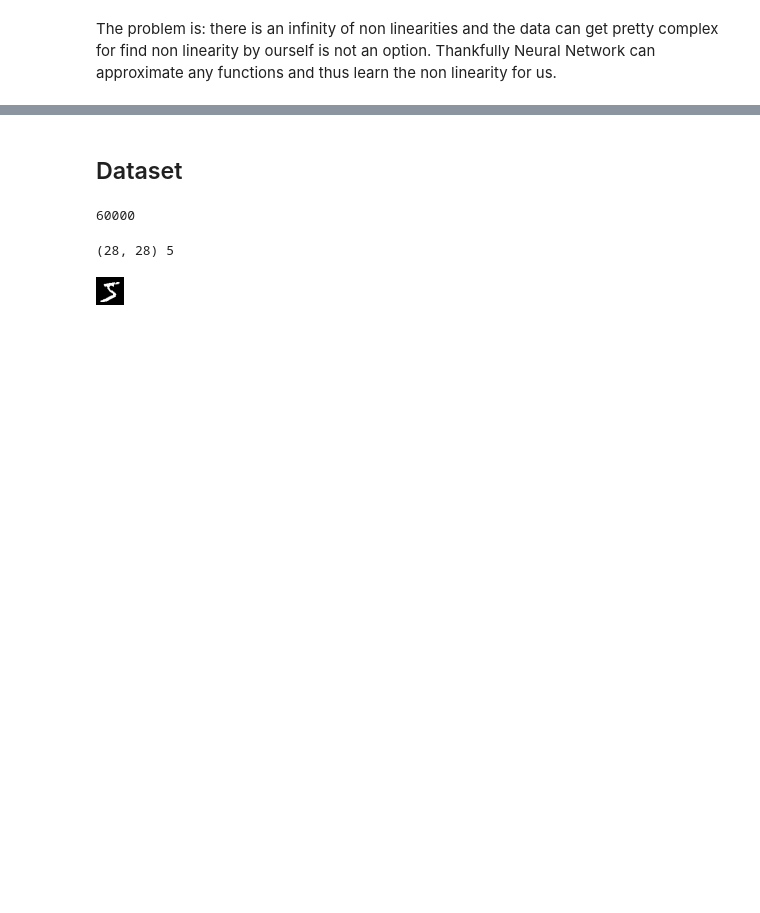
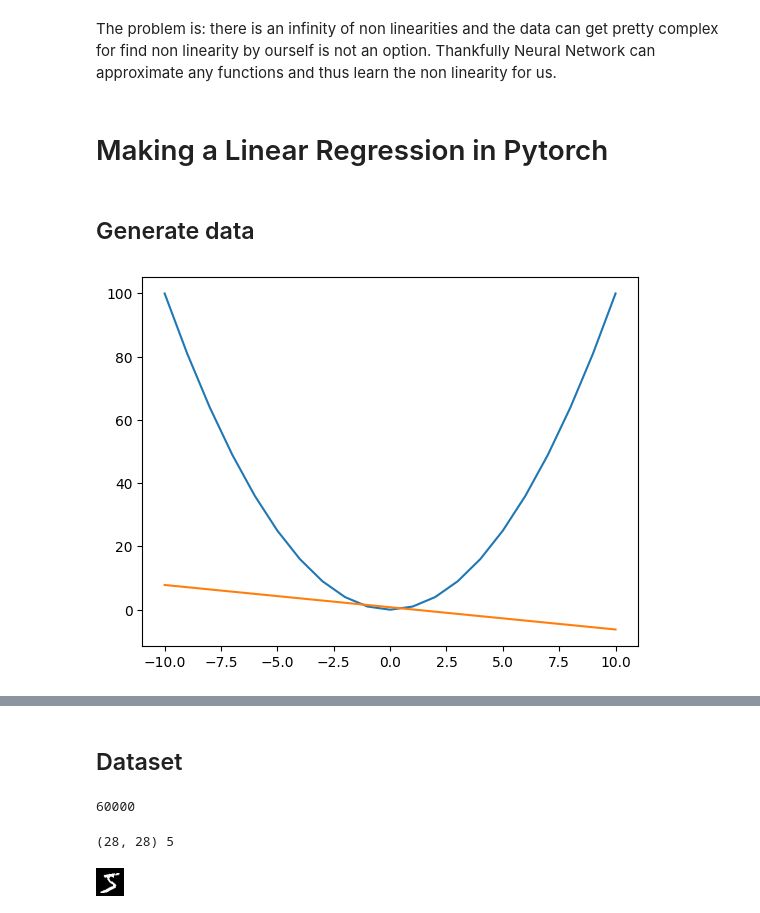
Before and after one commit to kiwi-lang/taranis, a Jupyter notebook: examples/PythonPrimer.ipynb, the cells around one changed output, grey strips where cells are left out. Saved outputs shown, nothing was run; the diff lists cells and outputs as text; code cells hidden in the pictures; blank space fills up the shorter version.

```diff
--- a/examples/PythonPrimer.ipynb
+++ b/examples/PythonPrimer.ipynb
@@ -71,2 +75,17 @@ plt.plot(x, pred)
 # %% [markdown]
 The problem is: there is an infinity of non linearities and the data can get pretty complex for find non linearity by ourself is not an option. Thankfully Neural Network can approximate any functions and thus learn the non linearity for us.
+# %% [markdown]
+# Making a Linear Regression in Pytorch
+# %%
+model = nn.Sequential(
+    nn.Linear(1, 1),      # 1 Input 1 output : a * x + b
+)
+# %%
+def to_tensor(v):
+    return torch.tensor(v, dtype=torch.float).unsqueeze(1)
+
+
+def to_array(v):
+    return v.detach().numpy()
+# %% [markdown]
+##  Generate data
@@ -72,0 +95,10 @@ The problem is: there is an infinity of non linearities and the data can get pre
+# %%
+def show_model_estimate(model, x, y):
+    pred = to_array(model(to_tensor(x)))
+
+    plt.plot(x, y)
+    plt.plot(x, pred)
+
+show_model_estimate(model, x, y)
+# %% [output]
+[figure, added]
```
Also changed, not shown: parts of 68 cells of this notebook.
